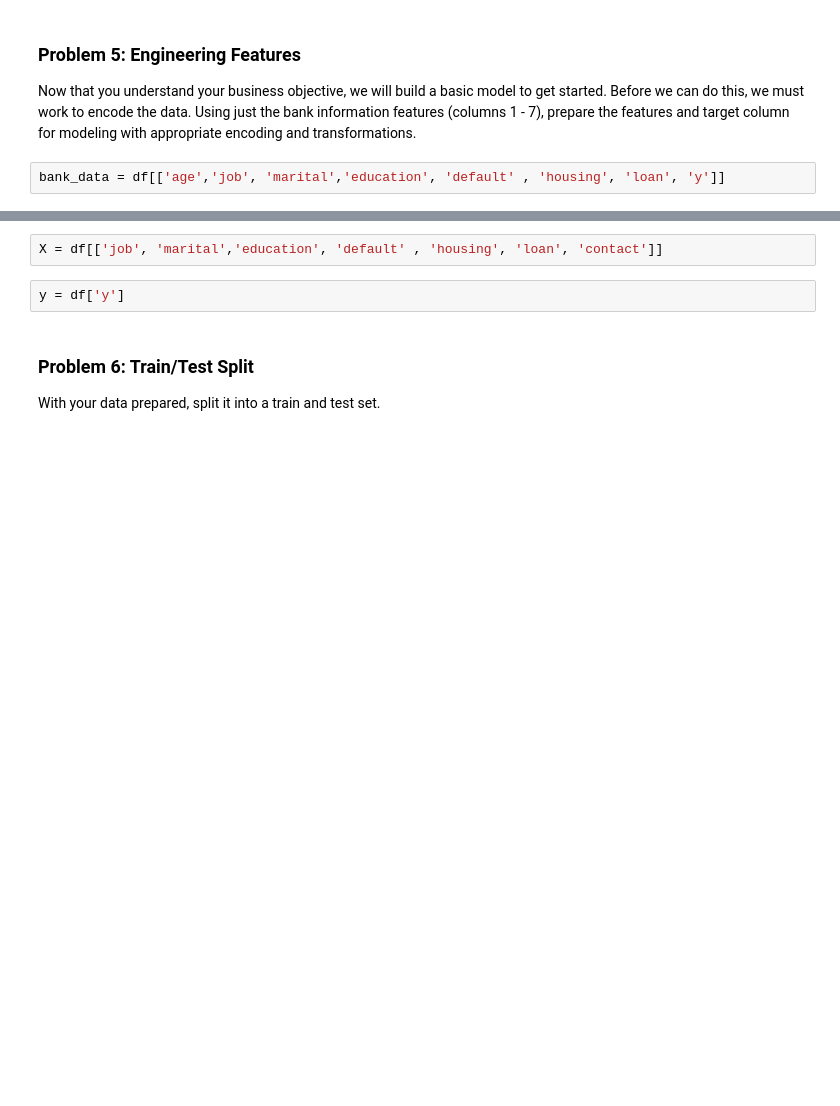
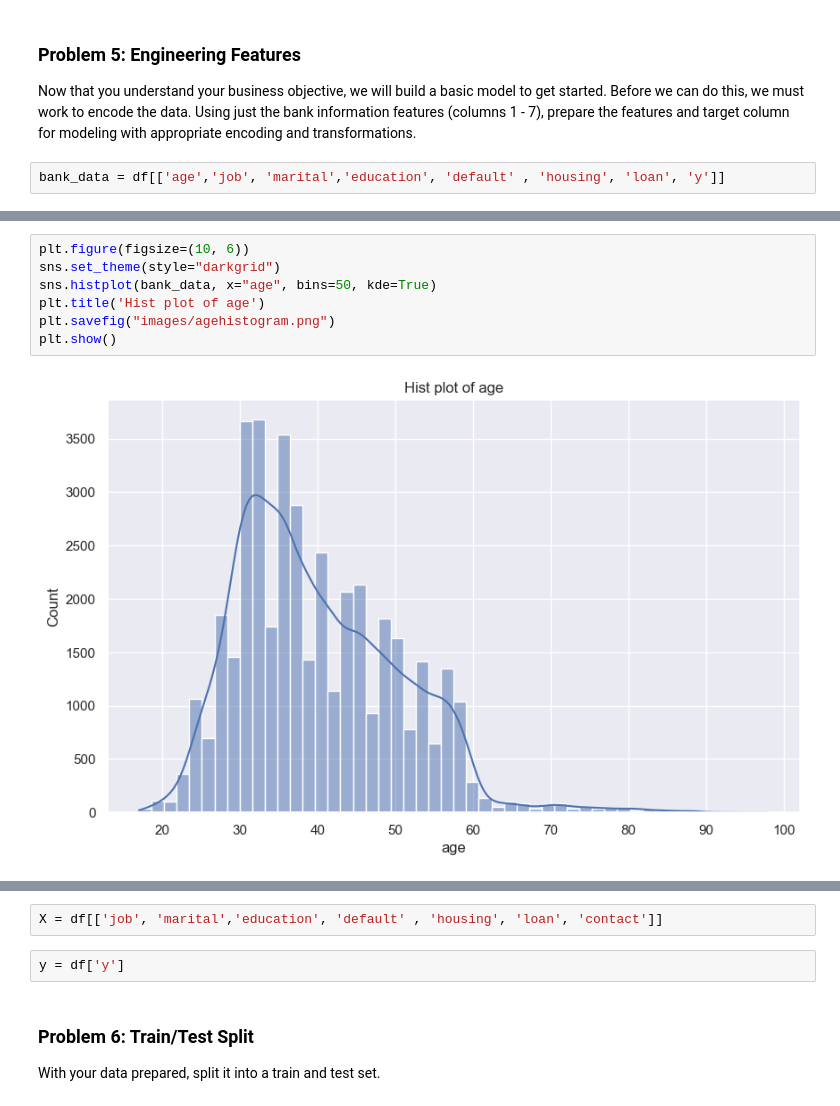
Before and after one commit to maskbit/classifier_comparison, a Jupyter notebook: prompt_III.ipynb, the cells around one changed output, grey strips where cells are left out. Drawn from its saved outputs; the diff is of its cells as text; blank space fills up the shorter version.

Commit message:
Added images and updated notebook

```diff
--- a/prompt_III.ipynb
+++ b/prompt_III.ipynb
@@ -147,0 +127,9 @@ profile.to_notebook_iframe()
+# %%
+plt.figure(figsize=(10, 6))
+sns.set_theme(style="darkgrid")
+sns.histplot(bank_data, x="age", bins=50, kde=True)
+plt.title('Hist plot of age')
+plt.savefig("images/agehistogram.png")
+plt.show()
+# %% [output]
+[figure, added]
```
Also changed, not shown: parts of 17 cells of this notebook, 4 other files.
